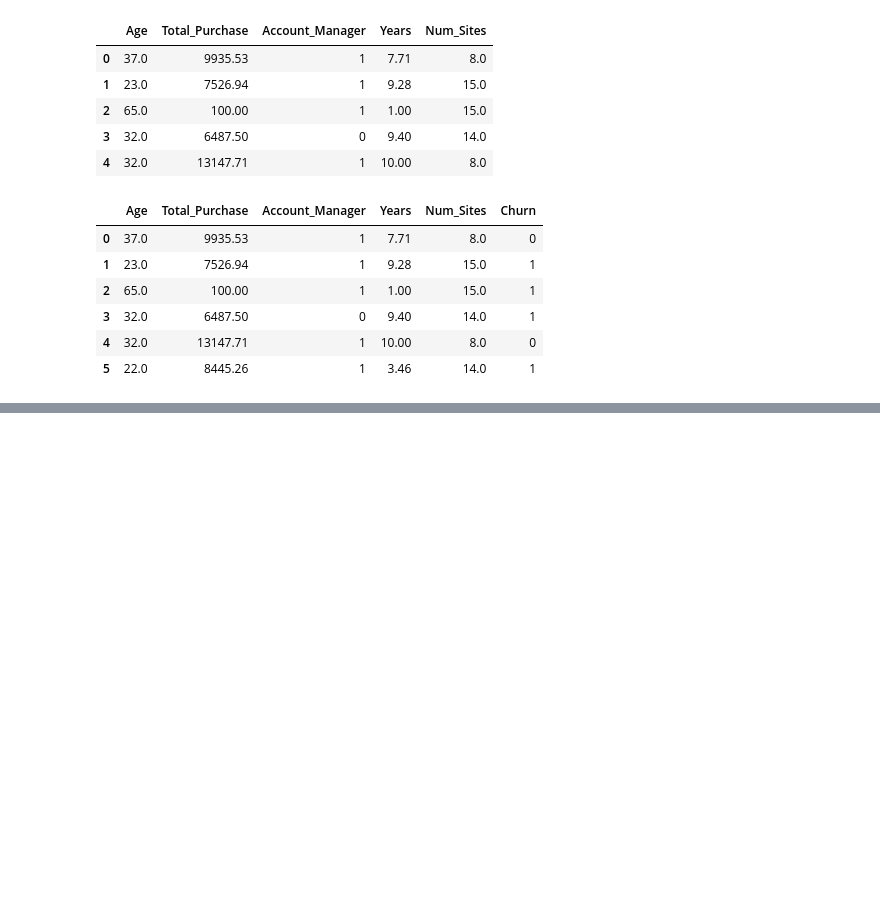
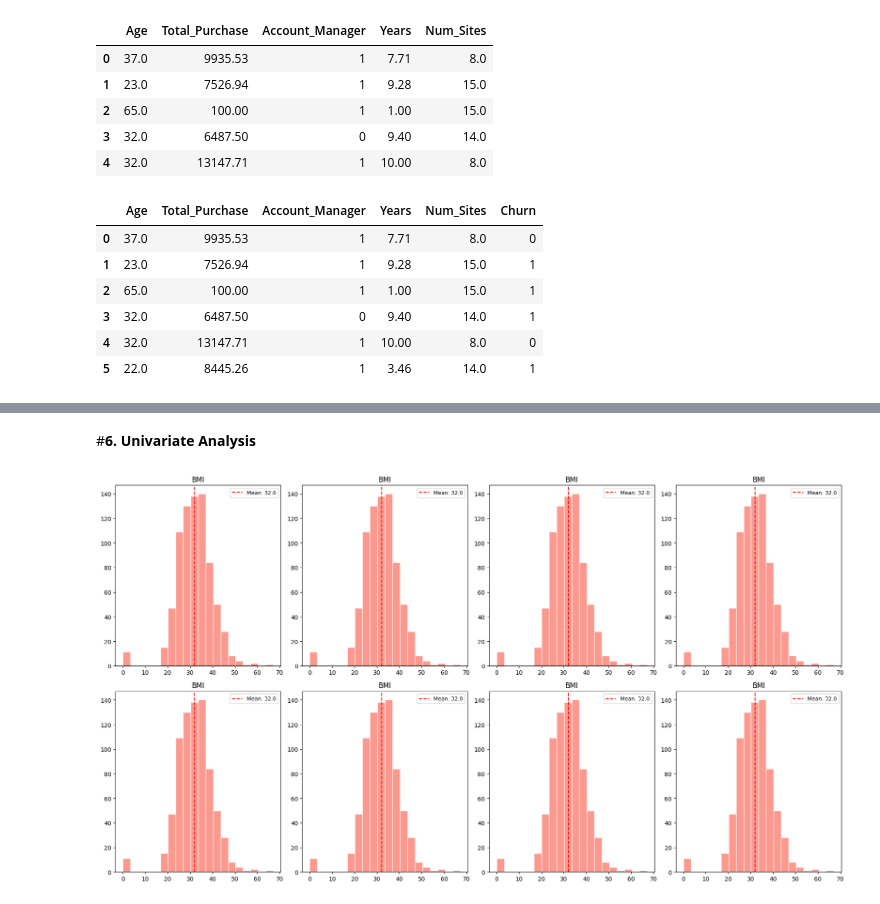
Before and after one commit to aloyuche/Blogg, a Jupyter notebook: CustomerChurn.ipynb, the cells around one changed output, grey strips where cells are left out. Drawn from its saved outputs; the diff is of its cells as text; code cells hidden in the pictures; blank space fills up the shorter version.

```diff
--- a/CustomerChurn.ipynb
+++ b/CustomerChurn.ipynb
@@ -133,0 +268,17 @@ df1
+# %% [markdown]
+#**6. Univariate Analysis**
+# %%
+features = ["Pregnancies", "Glucose", "BloodPressure", "SkinThickness",
+            "Insulin", "BMI", "DiabetesPedigreeFunction", "Age"]
+
+fig, axes = plt.subplots(2, 4, figsize=(18, 10))
+axes = axes.flatten()
+for i, feature in enumerate(features):
+  axes[i].hist(df[col], bins=20, color="salmon", edgecolor ="white", alpha= 0.8)
+  axes[i].set_title(col)
+  axes[i].axvline(df[col].mean(), color="red", linestyle="--", label=f"Mean: {df[col].mean():.1f}")
+  axes[i].legend(fontsize=9)
+plt.tight_layout()
+plt.show()
+# %% [output]
+[figure, added]
```
Also changed, not shown: parts of 26 cells of this notebook.
